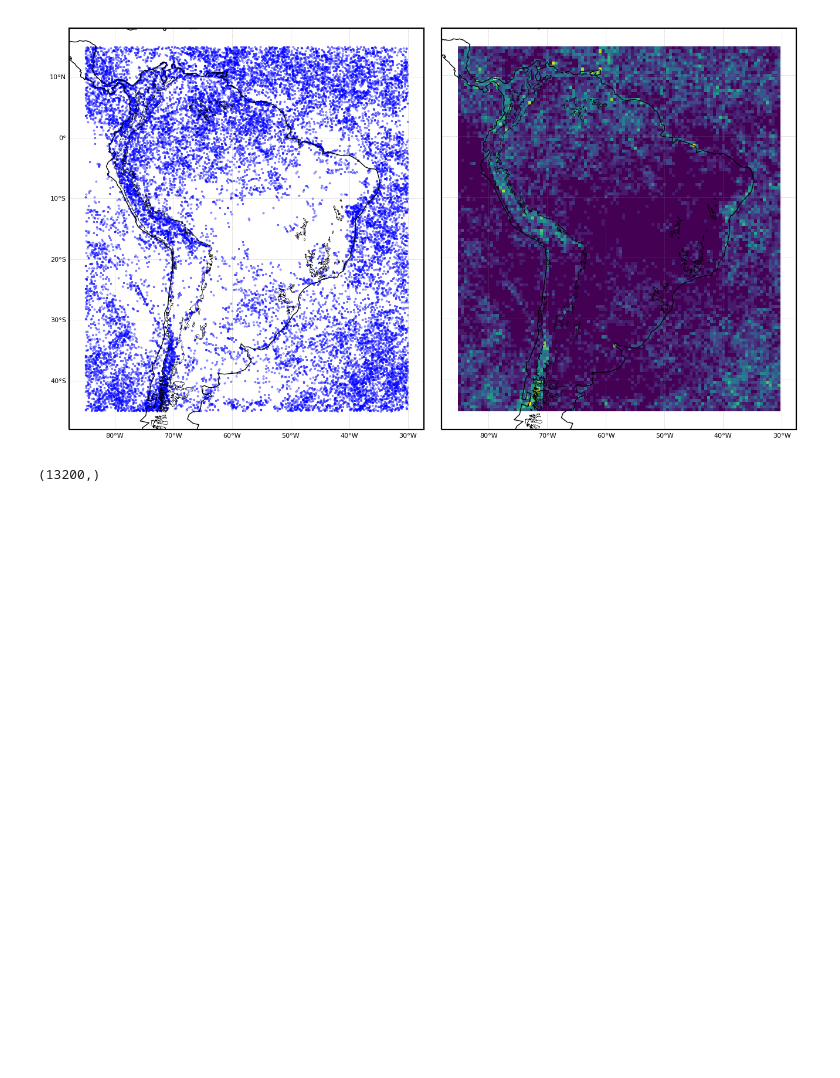
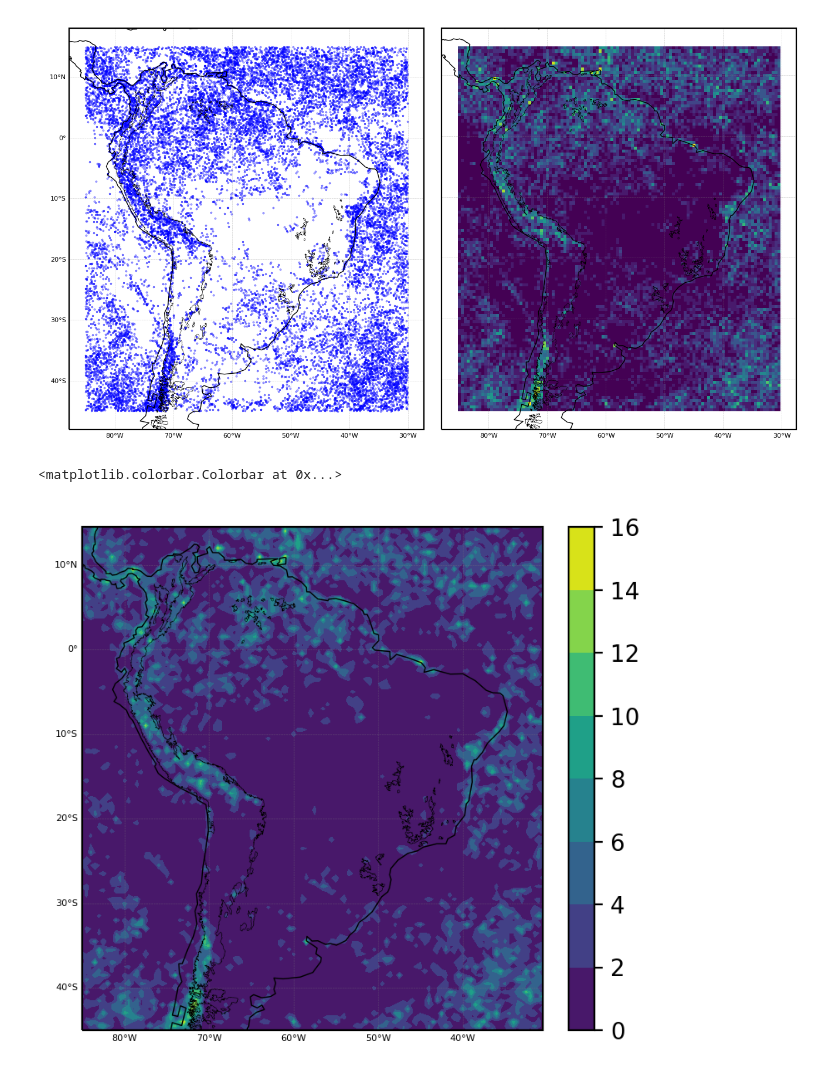
Before and after one commit to mhacarthur/PF_processing, a Jupyter notebook: jupyter/orbits_grid_count.ipynb, the cells around one changed output. Saved outputs shown, nothing was run; the diff lists cells and outputs as text; code cells hidden in the pictures; blank space fills up the shorter version.

```diff
--- a/jupyter/orbits_grid_count.ipynb
+++ b/jupyter/orbits_grid_count.ipynb
@@ -193,8 +177,28 @@ plt.subplots_adjust(left=None, bottom=None, right=None, top=None, hspace=0.05, w
 # %% [output]
 [figure]
 # %%
-jeje = salida['n_fires'].values.reshape(nlat,nlon)
+data_out = salida['n_fires'].values.reshape(nlon, nlat).T
-# %%
-np.shape(salida['n_fires'].values)
-# %% [output]
-(13200,)
+# %%
+proj = ccrs.PlateCarree()
+
+fig = plt.figure(figsize=(4,4),dpi=200)
+gs = gridspec.GridSpec(1,1)
+
+#=====================================================================================================
+ax1 = plt.subplot(gs[0, 0], projection = proj)
+ax1.coastlines(linestyle='-',linewidth=0.5,color='black',zorder=4)
+ax1.add_geometries(andes,proj,edgecolor='k',facecolor='None',linestyle='-',linewidth=0.2,zorder=5)
+
+gl = ax1.gridlines(crs=proj,draw_labels=True,linewidth=0.2,color='gray',alpha=0.5,linestyle='--')
+gl.top_labels = False
+gl.bottom_labels = True
+gl.left_labels = True
+gl.right_labels = False
+gl.xlabel_style = {'size': 4, 'color': 'k'}
+gl.ylabel_style = {'size': 4, 'color': 'k'}
+
+a1 = ax1.contourf(lon2d, lat2d, data_out)
+plt.colorbar(a1,fraction=0.05)
+# %% [output]
+<matplotlib.colorbar.Colorbar at 0x...>
+[figure, added]
```
Also changed, not shown: parts of 4 cells of this notebook.
